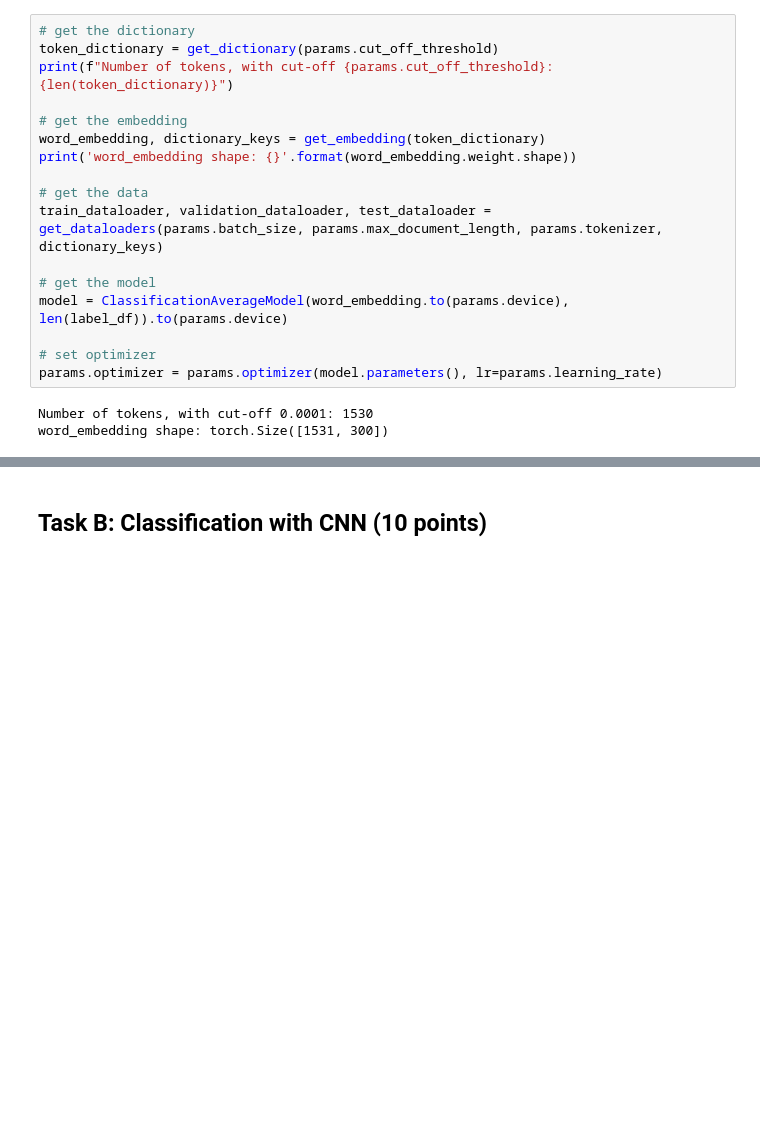
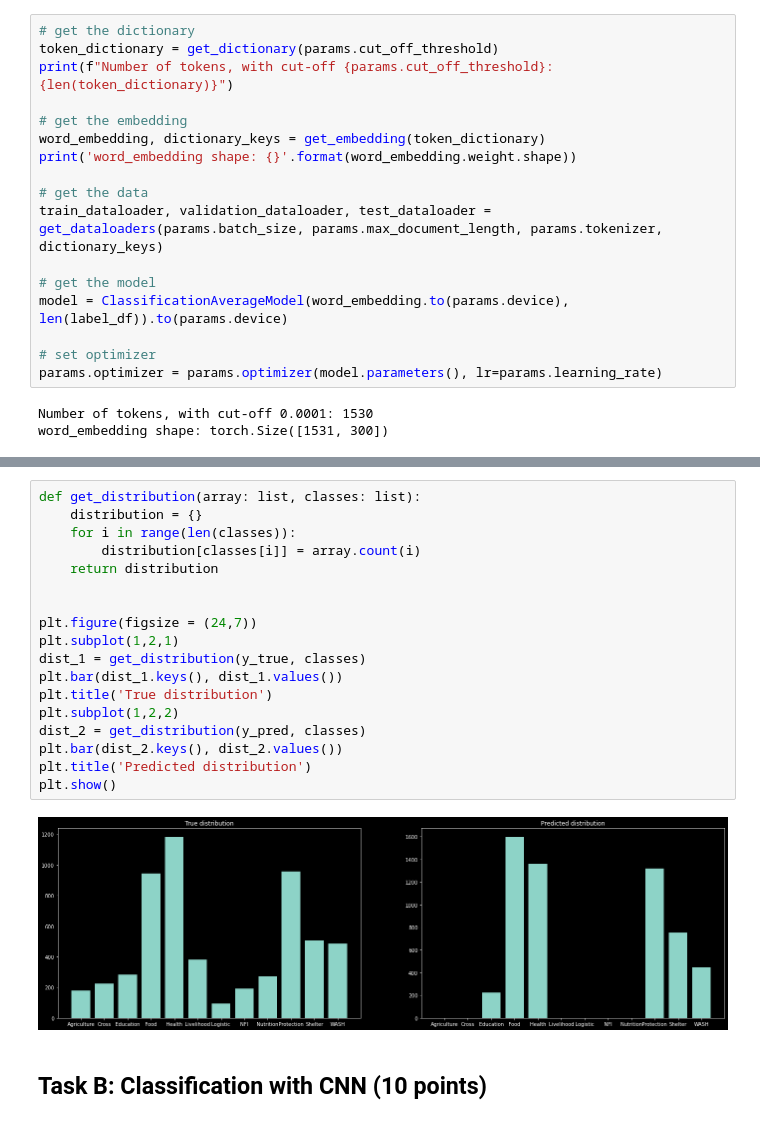
Before and after one commit to lukaskurz/nlp_deeplearning_2022, a Jupyter notebook: Assignment1_Classification.ipynb, the cells around one changed output, grey strips where cells are left out. Drawn from its saved outputs; the diff is of its cells as text; blank space fills up the shorter version.

```diff
--- a/Assignment1_Classification.ipynb
+++ b/Assignment1_Classification.ipynb
@@ -740,3 +773,23 @@ Test set accuracy: 0.6022413681293356
+# %%
+def get_distribution(array: list, classes: list):
+    distribution = {}
+    for i in range(len(classes)):
+        distribution[classes[i]] = array.count(i)
+    return distribution
+
+
+plt.figure(figsize = (24,7))
+plt.subplot(1,2,1)
+dist_1 = get_distribution(y_true, classes)
+plt.bar(dist_1.keys(), dist_1.values())
+plt.title('True distribution')
+plt.subplot(1,2,2)
+dist_2 = get_distribution(y_pred, classes)
+plt.bar(dist_2.keys(), dist_2.values())
+plt.title('Predicted distribution')
+plt.show()
+# %% [output]
+[figure, added]
 # %% [markdown]
 ## Task B: Classification with CNN (10 points)
 # %% [markdown]
```
Also changed, not shown: parts of 6 cells of this notebook.
